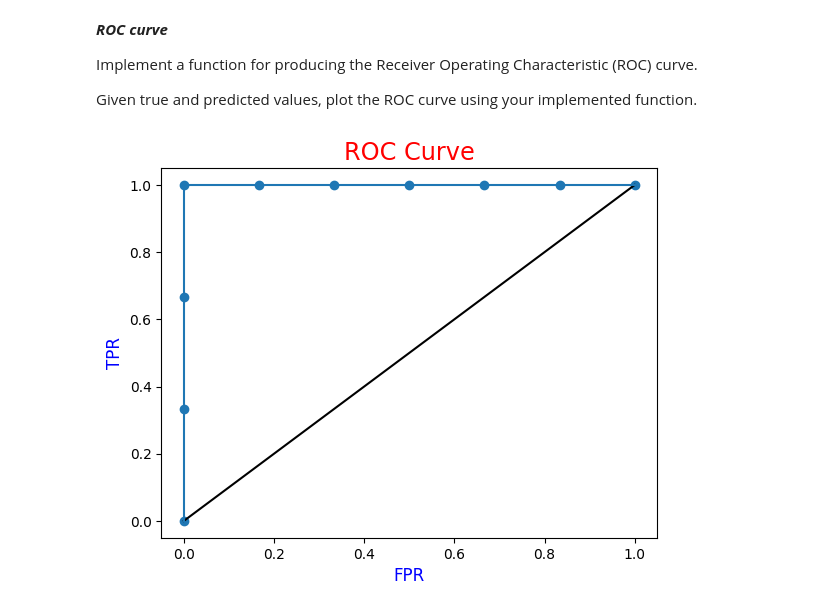
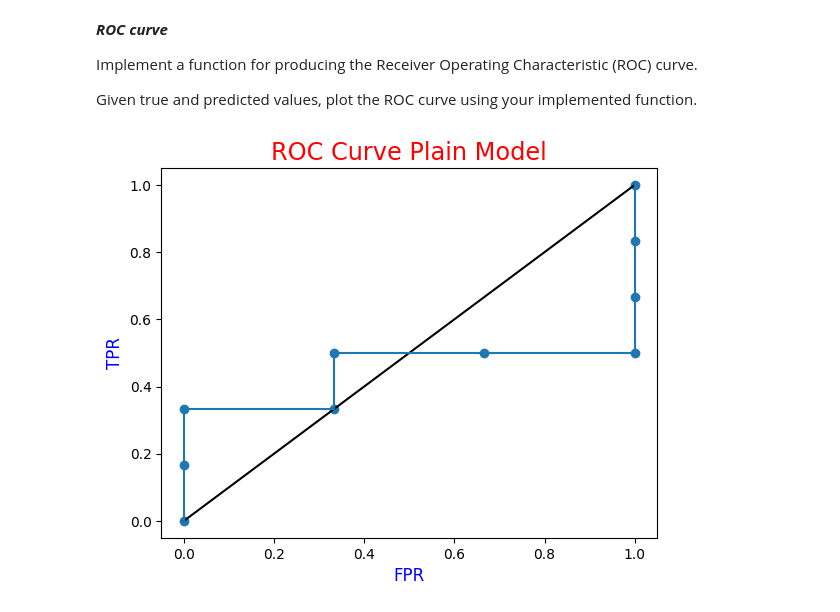
Before and after one commit to frekkoz3/Intro_to_ML_24-25, a Jupyter notebook: challenges/challenge_zero_Bredariol_Francesco.ipynb, the cells around one changed output. Drawn from its saved outputs; the diff is of its cells as text; code cells hidden in the pictures.

```diff
--- a/challenges/challenge_zero_Bredariol_Francesco.ipynb
+++ b/challenges/challenge_zero_Bredariol_Francesco.ipynb
@@ -565,25 +569,41 @@ Given true and predicted values, plot the ROC curve using your implemented funct
 def compute_tpr_fpr(y_true, y_pred):
     tn, fp, fn, tp = confusion_matrix(y_true, y_pred).ravel()
     return tp/(tp + fn), fp/(fp + tn)
-# %%
-w = mdP[0]
-thresholds = np.sort(sigmoidM(X_test, w))
+# %%
+verbose = False
 # %%
-tprs = []
-fprs = []
-tprs.append(np.float64(1))
-fprs.append(np.float64(1))
-for thr in thresholds:
-    y_pred = predict(X_test, w, thr)
-    tpr, fpr = compute_tpr_fpr(y_test, y_pred)
-    tprs.append(tpr)
-    fprs.append(fpr)
-plt.xlabel("FPR", fontsize = 'large', color = 'b')
-plt.ylabel("TPR", fontsize = 'large', color = 'b')
-plt.title("ROC Curve", fontsize = 'xx-large', color = 'r')
-plt.plot([0, 1], [0, 1],'k')
-plt.plot(tprs, fprs)
-plt.scatter(tprs, fprs)
-plt.show()
+def roc_curve(X_test, y_test, w, model_name = ''):
+
+    thresholds = list(sigmoidM(X_test, w))
+    thresholds.append(1)
+    thresholds.sort(reverse=True)
+
+    if verbose:
+        print(thresholds)
+
+    tprs = []
+    fprs = []
+
+    for thr in thresholds:
+        y_pred = predict(X_test, w, thr)
+        tpr, fpr = compute_tpr_fpr(y_test, y_pred)
+        if verbose:
+            print(thr)
+            print(y_pred)
+            print(f'TPR : {tpr} \nFPR : {fpr}')
+            print()
+        tprs.append(tpr)
+        fprs.append(fpr)
+
+    plt.xlabel("FPR", fontsize = 'large', color = 'b')
+    plt.ylabel("TPR", fontsize = 'large', color = 'b')
+    plt.title(f"ROC Curve {model_name}", fontsize = 'xx-large', color = 'r')
+    plt.plot([0, 1], [0, 1],'k')
+    plt.plot(fprs, tprs)
+    plt.scatter(fprs, tprs)
+    plt.show()
-# %% [output]
-[figure, removed]
+# %%
+w = mdP[0]
+roc_curve(X_test, y_test, w, 'Plain Model')
+# %% [output]
+[figure, added]
```
Also changed, not shown: parts of 16 cells of this notebook.
